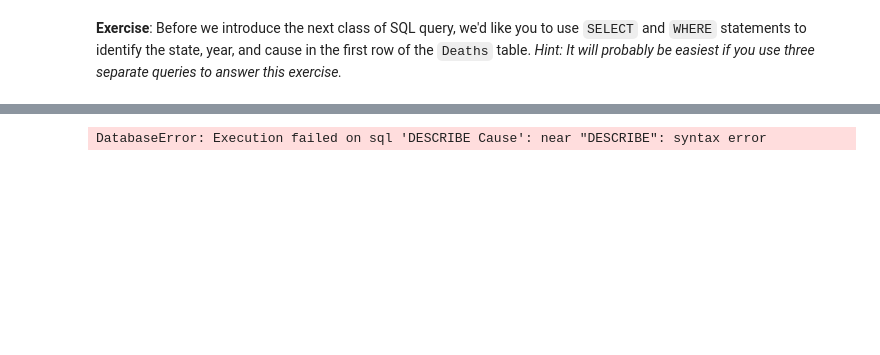
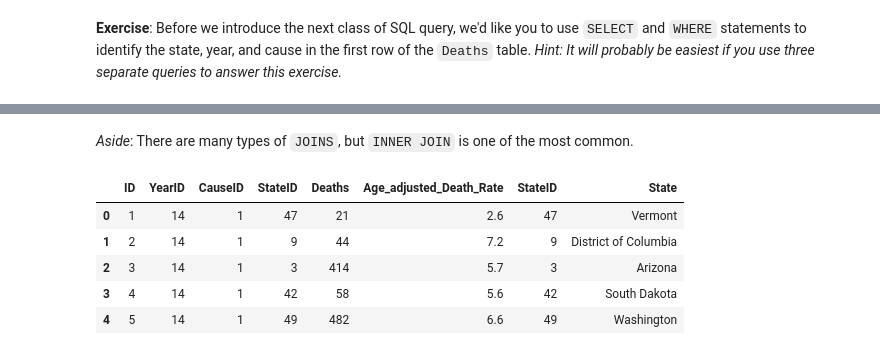
Before and after one commit to LuciMoore/sql_workshop, a Jupyter notebook: sqlite_workshop.ipynb, the cells around one changed output, grey strips where cells are left out. Saved outputs shown, nothing was run; the diff lists cells and outputs as text; code cells hidden in the pictures; blank space fills up the shorter version.

Commit message:
SQL section finished SQLite section

```diff
--- a/sqlite_workshop.ipynb
+++ b/sqlite_workshop.ipynb
@@ -459,9 +469,21 @@ def query(sql_statement, db = "leading_cases_of_death.sqlite"):
-# %%
-'''Select statement sytnax: SELECT [Distinct] column
-    FROM table
-    WHERE condition'''
-question = "DESCRIBE Cause"
-answer = query(question)
-answer
-# %% [output]
-DatabaseError: Execution failed on sql 'DESCRIBE Cause': near "DESCRIBE": syntax error
+# %% [markdown]
+_Aside_: There are many types of `JOINS`, but `INNER JOIN` is one of the most common.
+# %%
+connection = sqlite3.connect("leading_cases_of_death.sqlite")
+
+query = '''SELECT *
+      FROM Deaths
+      LEFT OUTER JOIN State
+      ON Deaths.StateID = State.StateID
+      LIMIT 5;'''
+
+result_df = pd.read_sql_query(query, connection)
+conn.close()
+result_df
+# %% [output]
+|  | ID | YearID | CauseID | StateID | Deaths | Age_adjusted_Death_Rate | StateID | State |
+| 0 | 1 | 14 | 1 | 47 | 21 | 2.6 | 47 | Vermont |
+| 1 | 2 | 14 | 1 | 9 | 44 | 7.2 | 9 | District of Columbia |
+| 2 | 3 | 14 | 1 | 3 | 414 | 5.7 | 3 | Arizona |
+| 3 | 4 | 14 | 1 | 42 | 58 | 5.6 | 42 | South Dakota |
+| 4 | 5 | 14 | 1 | 49 | 482 | 6.6 | 49 | Washington |
```
Also changed, not shown: parts of 34 cells of this notebook.
